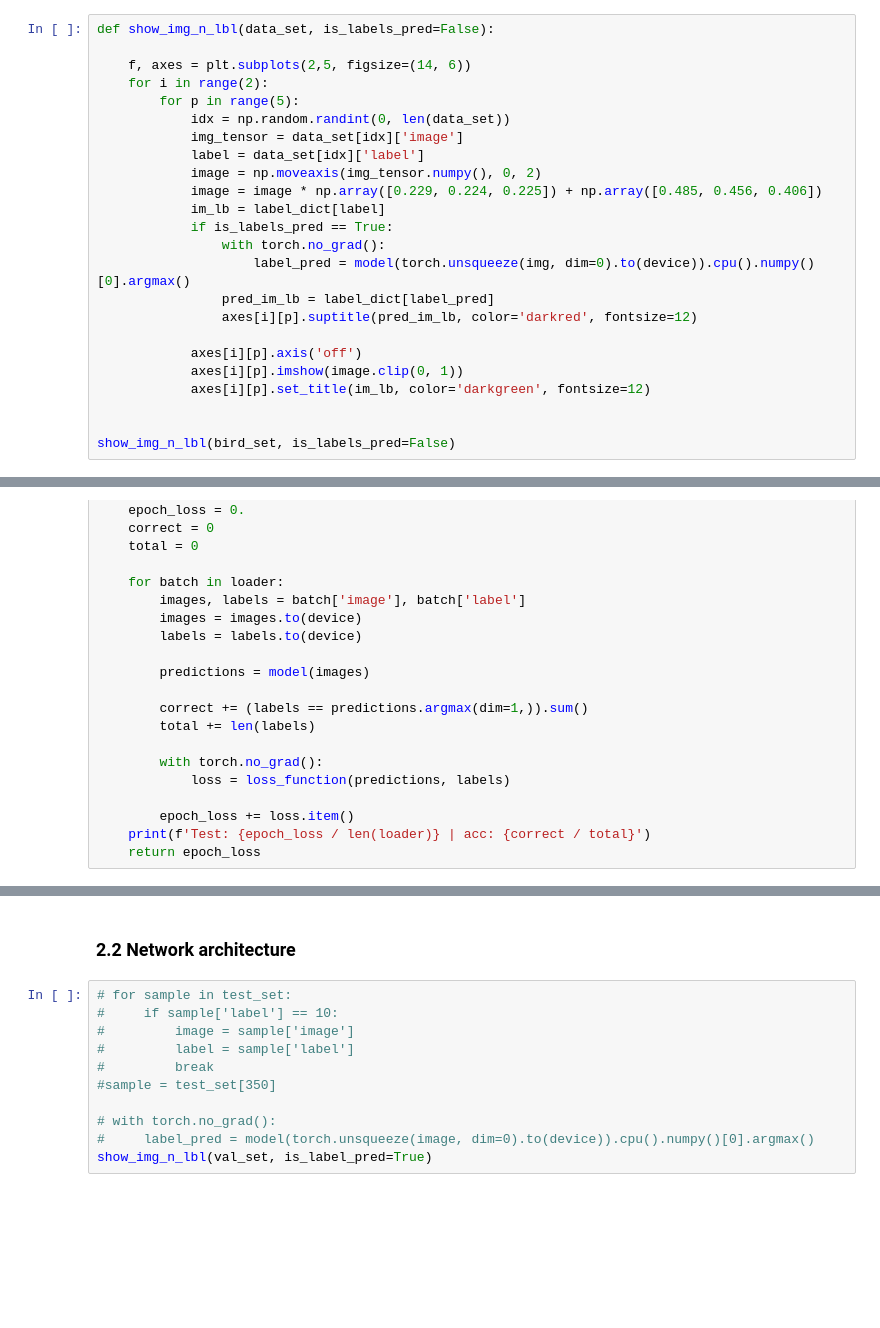
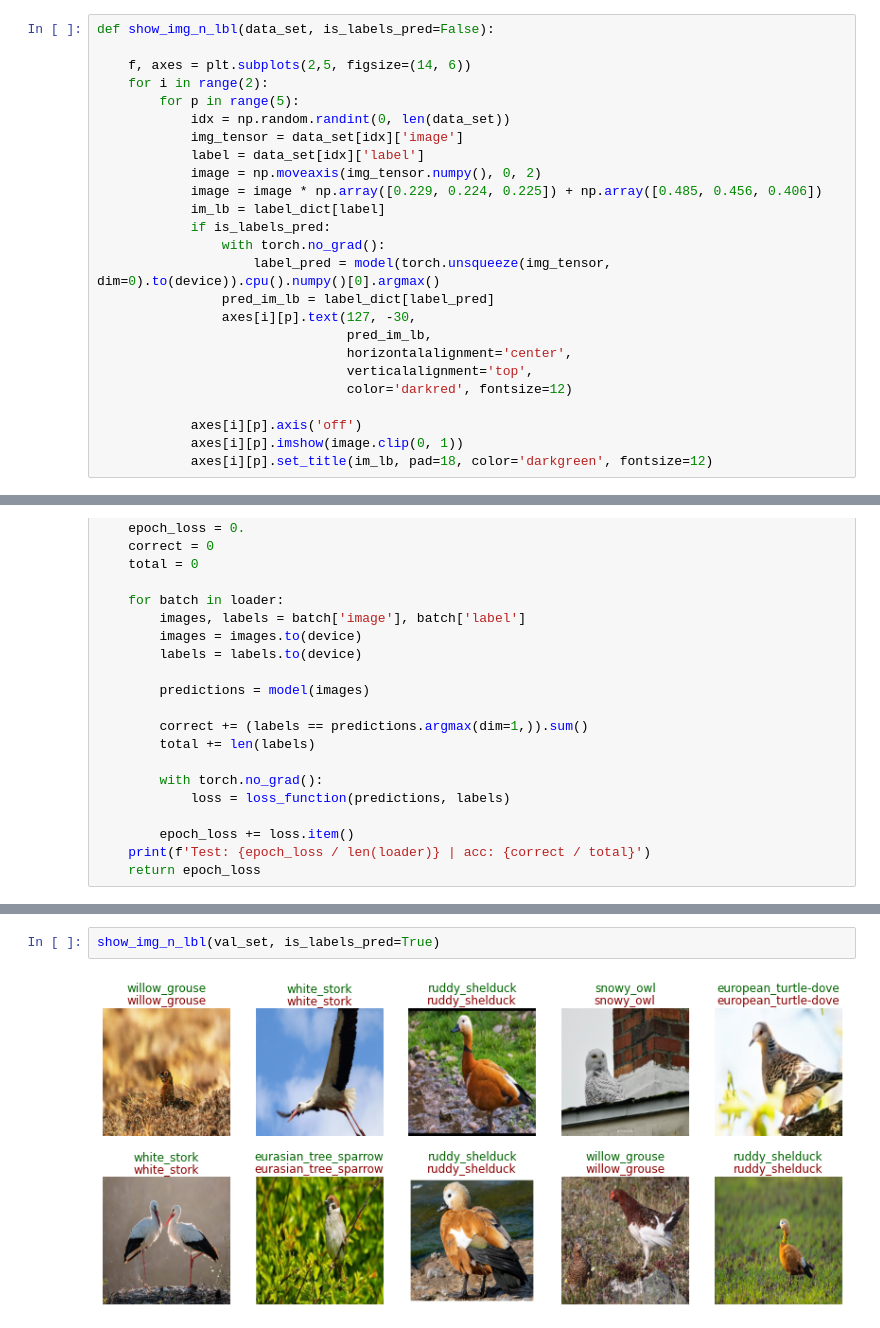
Before and after one commit to LadaChernenko/bird_species_guide, a Jupyter notebook: bird_classification.ipynb, the cells around one changed output, grey strips where cells are left out. Drawn from its saved outputs; the diff is of its cells as text; blank space fills up the shorter version.

```diff
--- a/bird_classification.ipynb
+++ b/bird_classification.ipynb
@@ -119,15 +125,16 @@ def show_img_n_lbl(data_set, is_labels_pred=False):
             image = np.moveaxis(img_tensor.numpy(), 0, 2)
             image = image * np.array([0.229, 0.224, 0.225]) + np.array([0.485, 0.456, 0.406])
             im_lb = label_dict[label]
-            if is_labels_pred == True:
+            if is_labels_pred:
                 with torch.no_grad():
-                    label_pred = model(torch.unsqueeze(img, dim=0).to(device)).cpu().numpy()[0].argmax()
+                    label_pred = model(torch.unsqueeze(img_tensor, dim=0).to(device)).cpu().numpy()[0].argmax()
                 pred_im_lb = label_dict[label_pred]
-                axes[i][p].suptitle(pred_im_lb, color='darkred', fontsize=12)
+                axes[i][p].text(127, -30,
+                                pred_im_lb,
+                                horizontalalignment='center',
+                                verticalalignment='top',
+                                color='darkred', fontsize=12)
 
             axes[i][p].axis('off')
             axes[i][p].imshow(image.clip(0, 1))
-            axes[i][p].set_title(im_lb, color='darkgreen', fontsize=12)
-
-
-show_img_n_lbl(bird_set, is_labels_pred=False)
+            axes[i][p].set_title(im_lb, pad=18, color='darkgreen', fontsize=12)
@@ -226,13 +250,4 @@ RuntimeError: ignored
-# %% [markdown]
-### 2.2  Network architecture
-# %%
-# for sample in test_set:
-#     if sample['label'] == 10:
-#         image = sample['image']
-#         label = sample['label']
-#         break
-#sample = test_set[350]
-
-# with torch.no_grad():
-#     label_pred = model(torch.unsqueeze(image, dim=0).to(device)).cpu().numpy()[0].argmax()
-show_img_n_lbl(val_set, is_label_pred=True)
+# %%
+show_img_n_lbl(val_set, is_labels_pred=True)
+# %% [output]
+[figure, added]
```
Also changed, not shown: parts of 6 cells of this notebook.
